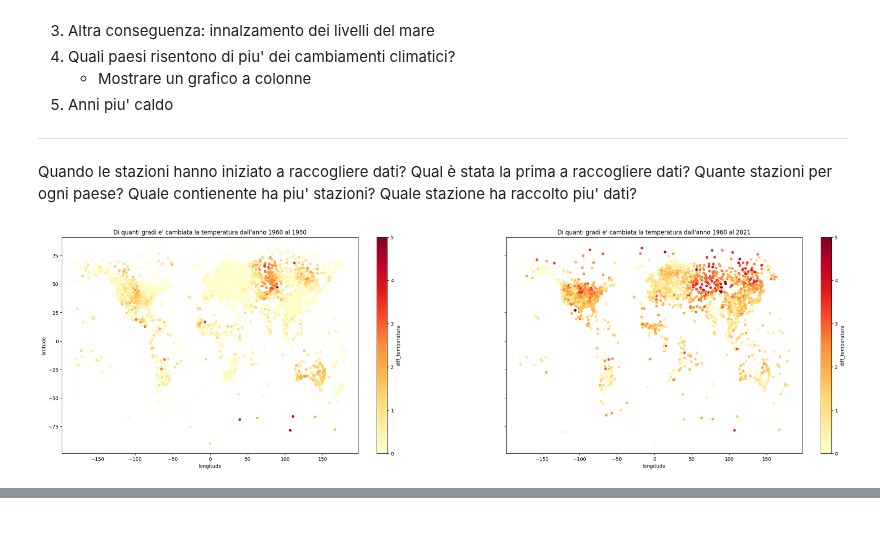
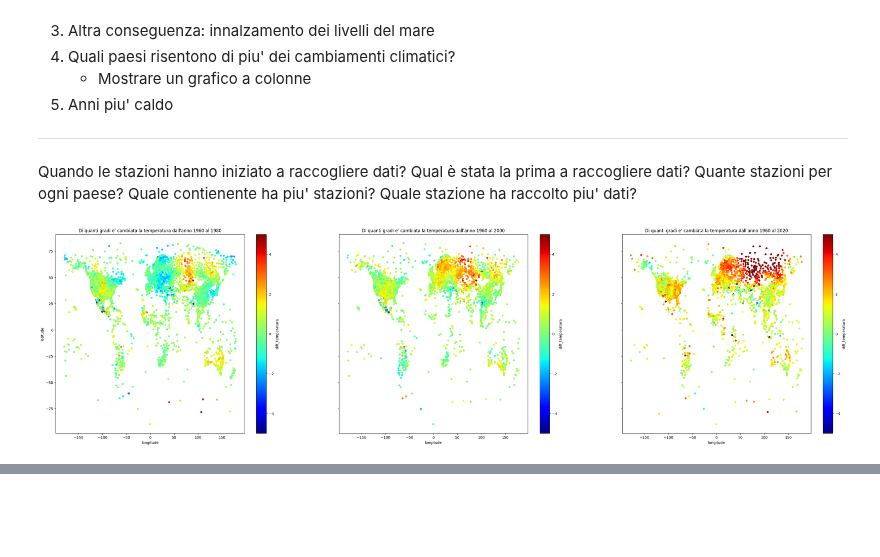
Before and after one commit to ElenaCurti/big-data, a Jupyter notebook: Attivita_03_DataAnalytics/file.ipynb, the cells around one changed output, grey strips where cells are left out. Saved outputs shown, nothing was run; the diff lists cells and outputs as text; code cells hidden in the pictures.

Commit message:
attivita 3: primo grafico finito!!!!!

```diff
--- a/Attivita_03_DataAnalytics/file.ipynb
+++ b/Attivita_03_DataAnalytics/file.ipynb
@@ -198,49 +198,47 @@ Quando le stazioni hanno iniziato a raccogliere dati? Qual è stata la prima a r
 Quante stazioni per ogni paese?
 Quale contienente ha piu' stazioni?
 Quale stazione ha raccolto piu' dati?
-# %%
-# I dati sono memorizzati tra il 1701 e il 2022
-min_year, max_year = df_temperatures.year.min(), df_temperatures.year.max()
-print(min_year, max_year)
-# df_temperatures.groupby(["year"]).count().sort_values(ascending=False)
-tmp = df_temperatures.year.value_counts(ascending=False).reset_index()
-for i, row in tmp.iterrows():
-    print(f"{row['index']:15}", f"{row['year']:15}")
-# for i in df_temperatures.year.sort_values().unique():
-#     print(i)
-# dict = {}
-# for i in range(min_year, max_year+1):
-#     dict[i] = len(df_temperatures[df_temperatures.year == i])
-# for i in sorted(dict, key=dict.get, reverse=True):
-#     print(i, dict[i])
 # %%
 import matplotlib.pyplot as plt
-import plotly.express as px
 
-def plot_map_of_year(year1, year2, i):
+def plot_map_difference_temperatures(list_years):
+    """ Funzione che disegna i grafici con le differenze di temperature degli anni dati in input."""
+    def plot_map_two_years(year1, year2, i):
+        def get_col_name(year):
+            return 'temperatura_year_'+str(year)
+
+        def get_df(anno):
+            """Questa funzione ritorna un DataFrame contenente le rilevazioni delle temperature dell'anno dato in input.
+            Il dataframe in output ha i seguenti campi:
+                station_id, latitude, longitude -> informazioni della stazione
+                year -> anno in input
+                temperatura_year_anno -> temperatura media dell'anno 'anno' in input
+            """
+            df_to_plot = df_temperatures.merge(df_stations, on="station_id")        # Faccio il merge con le stazioni
+            df_to_plot = df_to_plot[(df_to_plot["year"] == anno)]                   # Seleziono solo l'anno desiderato
+            df_to_plot[get_col_name(anno)] = df_to_plot[[calendar.month_name[i]+"_value" for i in range(1,13)]].mean(axis=1)    # Calcolo la temperatura media annuale
+            df_to_plot = df_to_plot[["station_id", "year","latitude", "longitude", get_col_name(anno)]]                         # Seleziono solo alcuni campi
+            return df_to_plot
+
+        # Faccio il merge dei due dataframe dei due anni in input, in base alla station_id
+        df = get_df(year1).merge(get_df(year2), how="inner",  on=["station_id", "latitude", "longitude"])
+
+        # Calcolo la differenza della temperatura media annuale
+        df['diff_temperatura'] = df[get_col_name(year2)] - df[get_col_name(year1)]
+
+        # Disegno il grafico
+        titolo = "Di quanti gradi e' cambiata la temperatura dall'anno "+str(year1)+" al " + str(year2)
+        grafico = df.plot(x="longitude", y="latitude", c="diff_temperatura",  clim=(-5,5),kind="scatter",legend=None, colormap="jet", title=titolo, ax=axes[i], figsize=(40,10))#, figsize=(20, 10))
 
 
-    def get_df(year):
-        df_to_plot = df_temperatures.merge(df_stations, on="station_id")
-        df_to_plot = df_to_plot[(df_to_plot["year"] == year)]
-        df_to_plot['temperatura_year'+str(year)] = df_to_plot[[calendar.month_name[i]+"_value" for i in range(1,13)]].mean(axis=1)
-        df_to_plot = df_to_plot[["station_id", "year","latitude", "longitude", "temperatura_year"+str(year)]]
-        return df_to_plot
+    fig, axes = plt.subplots(nrows=1,ncols=len(list_years)-1, sharey=True)
+    i=0
+    for anno2 in list_years[1:]:
+        plot_map_two_years(list_years[0], anno2, i)
+        i += 1
+    plt.show()
 
-    df = get_df(year1).merge(get_df(year2), how="inner",  on=["station_id", "latitude", "longitude"])#,  left_on=['station_id'], right_on = ['station_id'])
-    df['diff_temperatura'] = df['temperatura_year'+str(year2)] - df['temperatura_year'+str(year1)]
-    # print("year:", year2, "min:", df['diff_temperatura'].min(), "max:", df['diff_temperatura'].max())
-    # display(df.sort_values(by='diff_temperatura'))
-
-    titolo = "Di quanti gradi e' cambiata la temperatura dall'anno "+str(year1)+" al " + str(year2)
-    df.plot(x="longitude", y="latitude", c="diff_temperatura",  clim=(0,5), kind="scatter",colormap="YlOrRd", title=titolo, ax=axes[i])#, figsize=(20, 10))
-    # grafico.set_ylim=(-30, 30)
-    #.plot(x="longitude", y="latitude", kind="scatter", c="temperatura",colormap="YlOrRd", title=titolo, legend=True, ax=axes[1], subplots=True)#, figsize=(20, 10))
-
-fig, axes = plt.subplots(nrows=1,ncols=2, figsize=(30,8), sharey=True)
-plot_map_of_year(1960, 1980, 0)
-# plot_map_of_year(1960, 2000, 1)
-plot_map_of_year(1960, 2021, 1)
-plt.show()
+# Disegno le tre mappe
+plot_map_difference_temperatures([1960, 1980, 2000, 2020])
 # %% [output]
-[figure, old version]
+[figure, new version]
```
Also changed, not shown: parts of 1 cell of this notebook.
